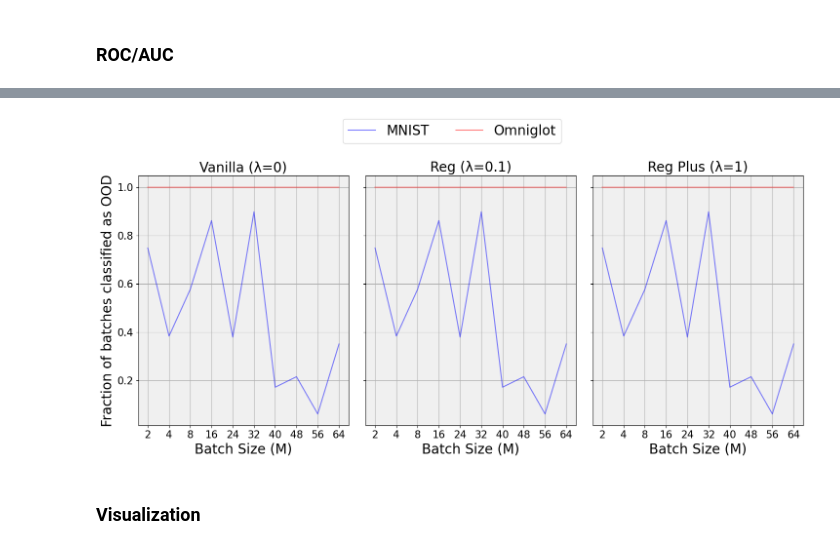
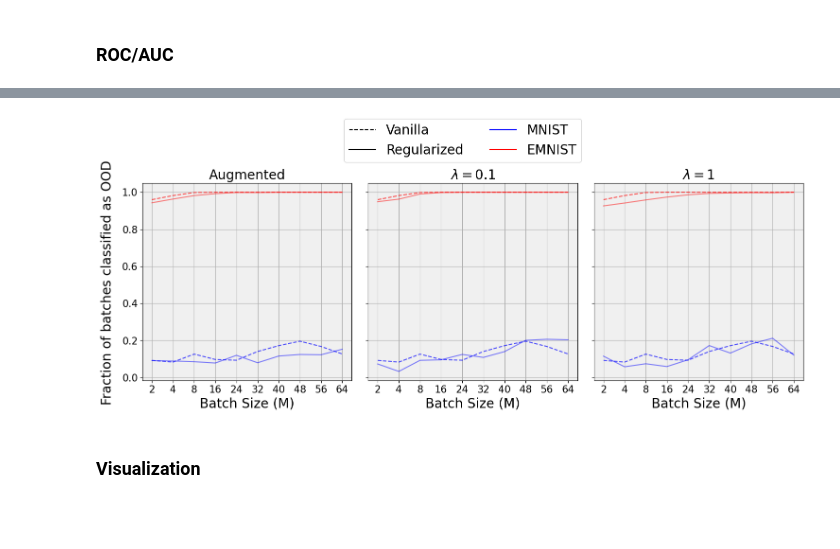
Before and after one commit to rajit906/Symmetry-invariant-Tractable-Generative-Models, a Jupyter notebook: src/evaluate_made.ipynb, the cells around one changed output, grey strips where cells are left out. Cells and saved outputs as stored; diff of their text form; code cells hidden in the pictures; blank space fills up the shorter version.

```diff
--- a/src/evaluate_made.ipynb
+++ b/src/evaluate_made.ipynb
@@ -398,13 +635,15 @@ test_loader = DataLoader(test_data, batch_size=1, shuffle=True)
 
 for i, (x, _) in enumerate(test_loader):
     preds_vanilla = model_vanilla.forward(x)
+    preds_aug = model_aug.forward(x)
     preds_reg = model_reg.forward(x)
     preds_reg_plus = model_reg_plus.forward(x)
     nll_vanilla = cross_entropy_loss_fn(x, preds_vanilla)
+    nll_aug = cross_entropy_loss_fn(x, preds_aug)
     nll_reg = cross_entropy_loss_fn(x, preds_reg)
     nll_reg_plus = cross_entropy_loss_fn(x, preds_reg_plus)
 
-    image_nll_pairs.append((x.detach().numpy().reshape(28, 28), nll_vanilla.item(), nll_reg.item(), nll_reg_plus.item()))
+    image_nll_pairs.append((x.detach().numpy().reshape(28, 28), nll_vanilla.item(), nll_aug.item(), nll_reg.item(), nll_reg_plus.item()))
 
     if i >= 15:  # Stop after collecting 100 images
         break
@@ -413,12 +652,12 @@ for i, (x, _) in enumerate(test_loader):
 image_nll_pairs.sort(key=lambda pair: pair[1])
 
 # Plot the sorted images
-fig1, axes1 = plt.subplots(4, 4, figsize=(10, 10))
+fig1, axes1 = plt.subplots(4, 4, figsize=(12, 12))
 
-for i, (img, nll_vanilla, nll_reg, nll_reg_plus) in enumerate(image_nll_pairs):
+for i, (img, nll_vanilla, nll_aug, nll_reg, nll_reg_plus) in enumerate(image_nll_pairs):
     ax = axes1[i // 4, i % 4]
     ax.imshow(img, cmap='gray')
-    ax.set_title(f"({round(nll_vanilla)},{round(nll_reg)},{round(nll_reg_plus)})", fontsize=20, fontweight='bold')
+    ax.set_title(f"({round(nll_vanilla)},{round(nll_aug)},{round(nll_reg)},{round(nll_reg_plus)})", fontsize=20, fontweight='bold')
     ax.axis('off')
 
 fig1.tight_layout()
@@ -441,15 +673,5 @@ plot_samples(model_reg_plus, 49, model_type = 'MADE', save_dir = 'images/made/sa
 # %% [markdown]
 # Sample Quality (KID/FID/Precision/Recall)
-# %%
-with open(result_dir_vanilla + '/evaluate_results.json', 'r') as file:
-    eval_dic_vanilla = json.load(file)
-
-#with open(result_dir_reg + '/evaluate_results.json', 'r') as file:
-    #eval_dic_reg = json.load(file)
-eval_dic_reg = eval_dic_vanilla
-#with open(result_dir_reg_plus + '/evaluate_results.json', 'r') as file:
-    #eval_dic_reg = json.load(file)
-eval_dic_reg_plus = eval_dic_vanilla
 # %% [markdown]
 ### KID
 # %%
@@ -538,68 +835,52 @@ plt.show()
 # %%
-#https://github.com/simonwestberg/Glow
-import matplotlib.pyplot as plt
-
-# Example data setup
 data_vanilla = eval_dic_vanilla['typicality']
+data_aug = eval_dic_aug['typicality']
 data_reg = eval_dic_reg['typicality']
 data_reg_plus = eval_dic_reg_plus['typicality']
 
 datasets = {
-    'Vanilla': data_vanilla,
-    'Reg': data_reg,
-    'Reg Plus': data_reg_plus
+    'Augmented': data_aug,
+    '$\lambda=0.1$': data_reg,
+    '$\lambda=1$': data_reg_plus
 }
 
-# Define lambda values for each dataset
-lambda_values = {
-    'Vanilla': 0,
-    'Reg': 0.1,
-    'Reg Plus': 1
-}
+fig, axs = plt.subplots(1, 3, figsize=(15, 6), sharey=True)
 
-# Create a figure with three subplots in one row
-fig, axs = plt.subplots(1, 3, figsize=(15, 7), sharey=True)
+# Plotting the Vanilla model as a common dashed line in each subplot
+for ax in axs:
+    M_values_vanilla = list(data_vanilla.keys())
+    mnist_values_vanilla = [data_vanilla[m]['mnist'] for m in M_values_vanilla]
+    emnist_values_vanilla = [data_vanilla[m]['emnist'] for m in M_values_vanilla]
+    M_values_vanilla = [m.split('=')[1] for m in M_values_vanilla]
+    print(np.mean(mnist_values_vanilla))
+    ax.plot(M_values_vanilla, mnist_values_vanilla, linestyle='--', color='blue', alpha=0.7)
+    ax.plot(M_values_vanilla, emnist_values_vanilla, linestyle='--', color='red', alpha=0.7)
 
-# Define the custom legend handles
-handles = [
-    plt.Line2D([0], [0], linestyle='-', color='blue', alpha=0.5, label='MNIST'),
-    plt.Line2D([0], [0], linestyle='-', color='red', alpha=0.5, label='Omniglot')
-]
-
-# Plotting on each subplot
+# Plotting the other models
 for i, (ax, (label, data)) in enumerate(zip(axs, datasets.items())):
-    lambda_value = lambda_values[label]  # Get the lambda value for the current dataset
     M_values = list(data.keys())
     mnist_values = [data[m]['mnist'] for m in M_values]
-    omniglot_values = [data[m]['omniglot'] for m in M_values]
-
-    # Remove 'M=' prefix for tick labels
+    emnist_values = [data[m]['emnist'] for m in M_values]
     M_values = [m.split('=')[1] for m in M_values]
-
-    # Plot the data
+    print(np.mean(mnist_values))
     ax.plot(M_values, mnist_values, linestyle='-', color='blue', alpha=0.5)
-    ax.plot(M_values, omniglot_values, linestyle='-', color='red', alpha=0.5)
-
+    ax.plot(M_values, emnist_values, linestyle='-', color='red', alpha=0.5)
     ax.set_xlabel('Batch Size (M)')
-    if i == 0:
-        ax.set_ylabel('Fraction of batches classified as OOD')
-    ax.set_title(f'{label} (λ={lambda_value})')
+    ax.set_title(f'{label}')
     ax.grid(True)
     ax.set_facecolor('#f0f0f0')
 
-    # Remove y-axis labels for the second and third subplots
-    if i > 0:
-        ax.set_ylabel('')
+# Custom legend
+handles = [
+    plt.Line2D([0], [0], linestyle='--', color='black', label='Vanilla'),
+    plt.Line2D([0], [0], linestyle='-', color='black', label='Regularized'),
+    plt.Line2D([0], [0], linestyle='-', color='blue', label='MNIST'),
+    plt.Line2D([0], [0], linestyle='-', color='red', label='EMNIST')
+]
 
-# Place the consolidated legend above the plots
-fig.legend(handles=handles, loc='upper center', ncol=2, bbox_to_anchor=(0.5, 1.05))
-
-# Adjust layout
+fig.text(-0.01, 0.5, 'Fraction of batches classified as OOD', va='center', rotation='vertical')
+fig.legend(handles=handles, loc='upper center', ncol=2, bbox_to_anchor=(0.5, 1.1))
 plt.tight_layout(rect=[0, 0, 1, 0.95])  # Adjust to make space for the legend
-
-# Save the figure
-#fig.savefig('images/made/ood_mnist_omniglot.pdf', format='pdf', bbox_inches='tight')
-
-# Show the plot
+plt.savefig('images/made/ood_mnist_emnist_typicality_95.pdf', format='pdf', bbox_inches='tight')
 plt.show()
 # %% [output]
@@ -606,4 +893,4 @@ plt.show()
-[figure, old version]
+[figure, new version]
 # %% [markdown]
 ### Visualization
 # %%
```
Also changed, not shown: parts of 30 cells of this notebook, 6 other files.
